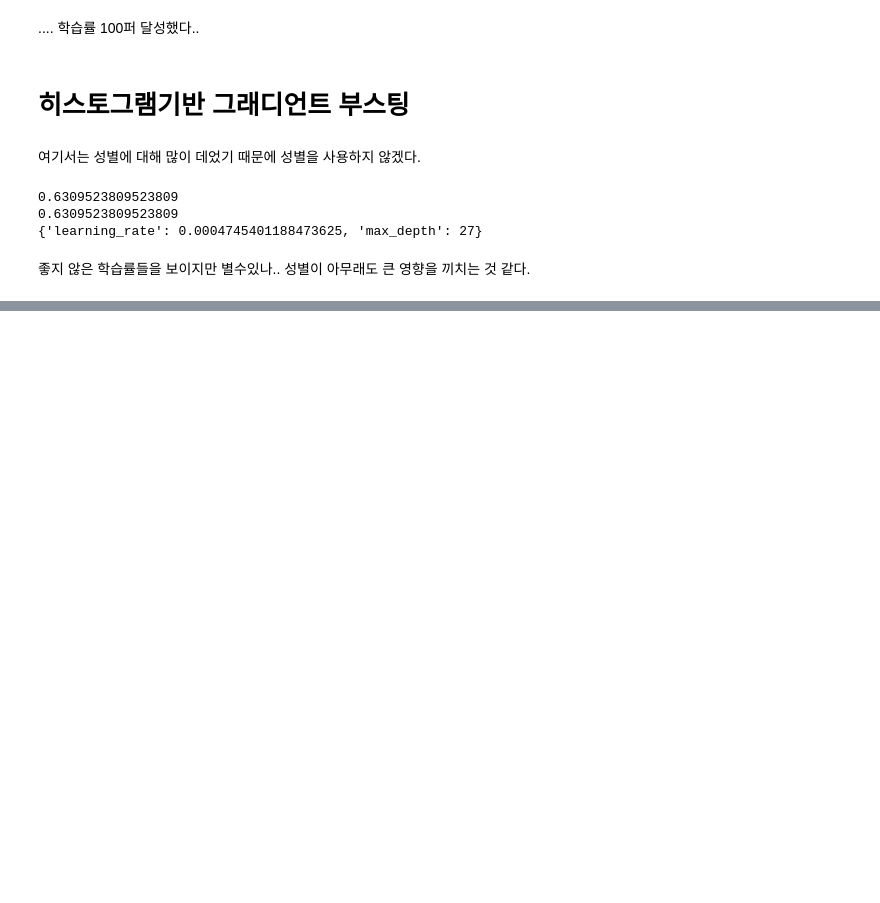
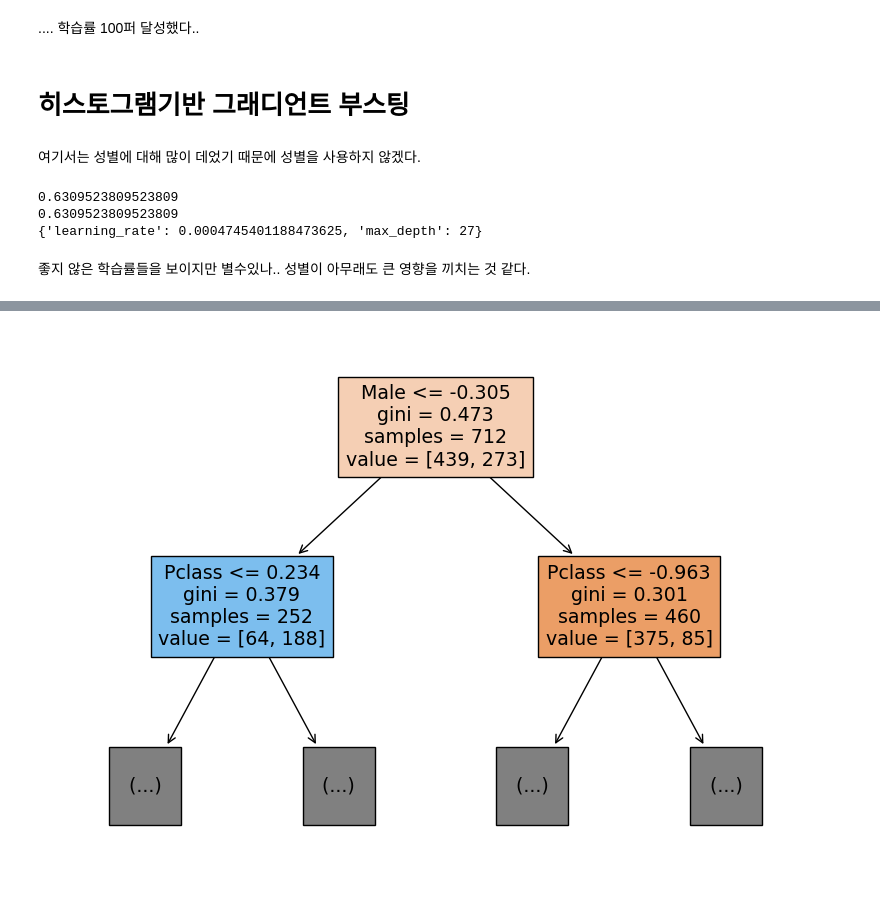
Before and after one commit to PartyForYou/MachineLearningProgramming, a Jupyter notebook: 과제1.ipynb, the cells around one changed output, grey strips where cells are left out. Cells and saved outputs as stored; diff of their text form; code cells hidden in the pictures; blank space fills up the shorter version.

```diff
--- a/과제1.ipynb
+++ b/과제1.ipynb
@@ -827,0 +961,6 @@ print(hgb.best_params_)
+# %%
+plt.figure(figsize=(10,7))
+plot_tree(dt, max_depth=1, filled=True, feature_names=['Pclass', 'Female', 'Male', 'Age', 'SibSp', 'Parch', 'Fare', 'S', 'C', 'Q'])
+plt.show()
+# %% [output]
+[figure, added]
```
Also changed, not shown: parts of 27 cells of this notebook.
